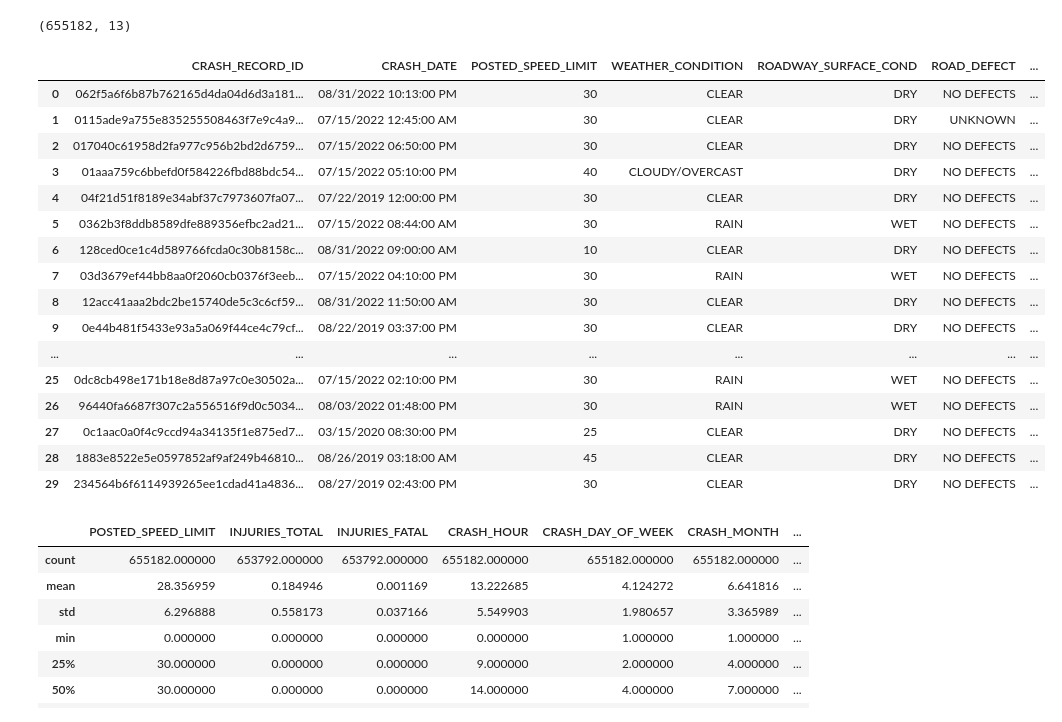
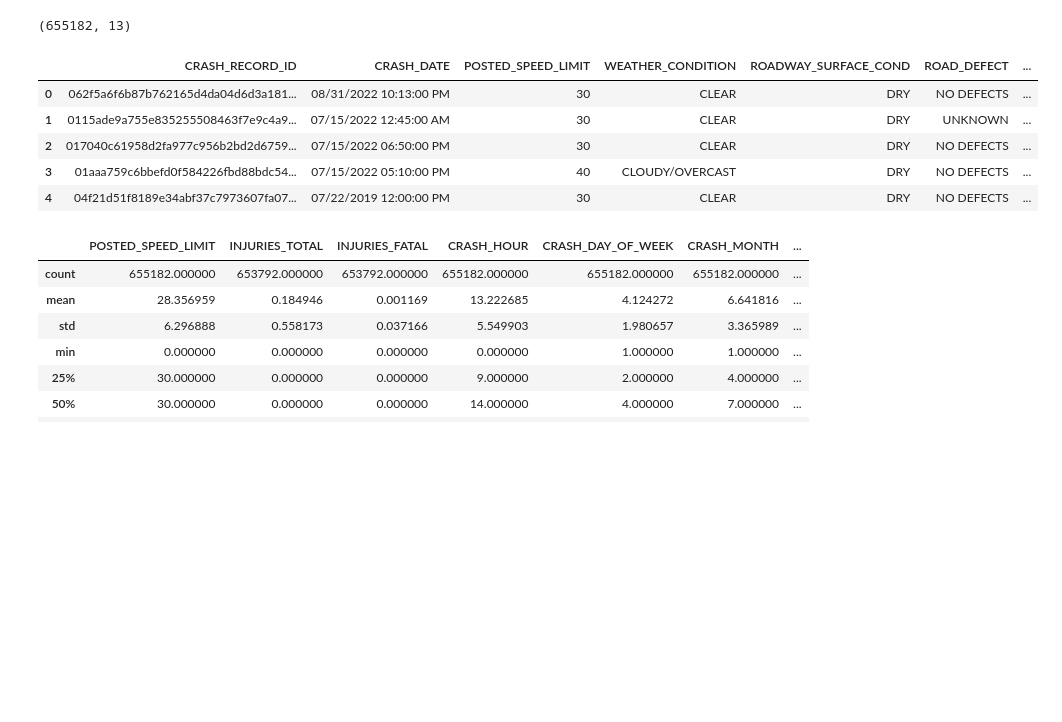
Before and after one commit to Milgha/Phase3-Project, a Jupyter notebook: Milad_Notebook.ipynb, the cells around one changed output. Cells and saved outputs as stored; diff of their text form; code cells hidden in the pictures; blank space fills up the shorter version.

```diff
--- a/Milad_Notebook.ipynb
+++ b/Milad_Notebook.ipynb
@@ -153,25 +132,14 @@ print(df_crashes_drop.shape)
 # %% [output]
 (655182, 13)
 # %%
-df_crashes_drop.head(30)
+df_crashes_drop.head()
 # %% [output]
 |  | CRASH_RECORD_ID | CRASH_DATE | POSTED_SPEED_LIMIT | WEATHER_CONDITION | ROADWAY_SURFACE_COND | ROAD_DEFECT | ... |
 | 0 | 062f5a6f6b87b762165d4da04d6d3a181... | 08/31/2022 10:13:00 PM | 30 | CLEAR | DRY | NO DEFECTS | ... |
 | 1 | 0115ade9a755e835255508463f7e9c4a9... | 07/15/2022 12:45:00 AM | 30 | CLEAR | DRY | UNKNOWN | ... |
 | 2 | 017040c61958d2fa977c956b2bd2d6759... | 07/15/2022 06:50:00 PM | 30 | CLEAR | DRY | NO DEFECTS | ... |
 | 3 | 01aaa759c6bbefd0f584226fbd88bdc54... | 07/15/2022 05:10:00 PM | 40 | CLOUDY/OVERCAST | DRY | NO DEFECTS | ... |
 | 4 | 04f21d51f8189e34abf37c7973607fa07... | 07/22/2019 12:00:00 PM | 30 | CLEAR | DRY | NO DEFECTS | ... |
-| 5 | 0362b3f8ddb8589dfe889356efbc2ad21... | 07/15/2022 08:44:00 AM | 30 | RAIN | WET | NO DEFECTS | ... |
-| 6 | 128ced0ce1c4d589766fcda0c30b8158c... | 08/31/2022 09:00:00 AM | 10 | CLEAR | DRY | NO DEFECTS | ... |
-| 7 | 03d3679ef44bb8aa0f2060cb0376f3eeb... | 07/15/2022 04:10:00 PM | 30 | RAIN | WET | NO DEFECTS | ... |
-| 8 | 12acc41aaa2bdc2be15740de5c3c6cf59... | 08/31/2022 11:50:00 AM | 30 | CLEAR | DRY | NO DEFECTS | ... |
-| 9 | 0e44b481f5433e93a5a069f44ce4c79cf... | 08/22/2019 03:37:00 PM | 30 | CLEAR | DRY | NO DEFECTS | ... |
-| ... | ... | ... | ... | ... | ... | ... | ... |
-| 25 | 0dc8cb498e171b18e8d87a97c0e30502a... | 07/15/2022 02:10:00 PM | 30 | RAIN | WET | NO DEFECTS | ... |
-| 26 | 96440fa6687f307c2a556516f9d0c5034... | 08/03/2022 01:48:00 PM | 30 | RAIN | WET | NO DEFECTS | ... |
-| 27 | 0c1aac0a0f4c9ccd94a34135f1e875ed7... | 03/15/2020 08:30:00 PM | 25 | CLEAR | DRY | NO DEFECTS | ... |
-| 28 | 1883e8522e5e0597852af9af249b46810... | 08/26/2019 03:18:00 AM | 45 | CLEAR | DRY | NO DEFECTS | ... |
-| 29 | 234564b6f6114939265ee1cdad41a4836... | 08/27/2019 02:43:00 PM | 30 | CLEAR | DRY | NO DEFECTS | ... |
 # %%
 df_crashes_drop.describe()
 # %% [output]
```
Also changed, not shown: parts of 28 cells of this notebook.
